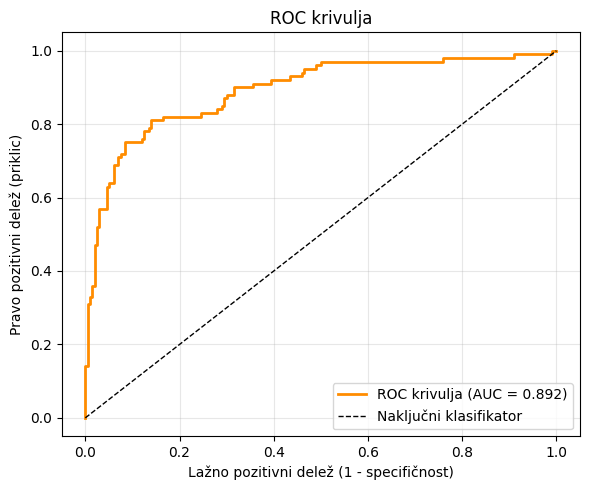
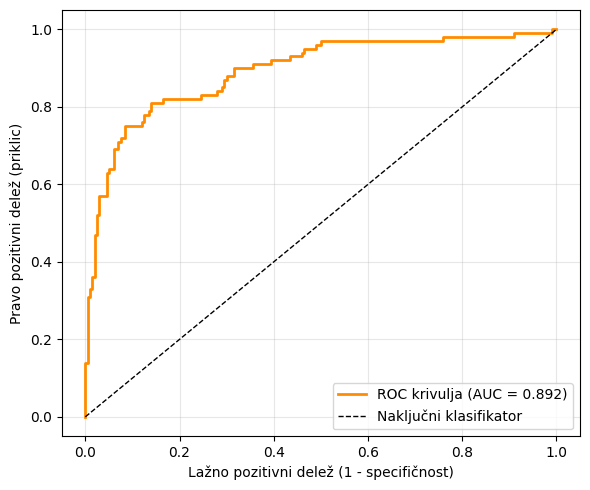
The notebook cell's code change between the first figure and the second:
--- before
+++ after
@@ -31,5 +31,4 @@
 plt.xlabel('Lažno pozitivni delež (1 - specifičnost)')
 plt.ylabel('Pravo pozitivni delež (priklic)')
-plt.title('ROC krivulja')
 plt.legend(loc='lower right')
 plt.grid(alpha=0.3)
@@ -47,5 +46,4 @@
 plt.xlabel('Priklic (Recall)')
 plt.ylabel('Preciznost (Precision)')
-plt.title('PR krivulja')
 plt.legend(loc='lower left')
 plt.grid(alpha=0.3)
@@ -78,5 +76,5 @@
 plt.xlabel('Prag', fontsize=12)
 plt.ylabel('Vrednost', fontsize=12)
-plt.title('Priklic v odvisnosti od praga', fontsize=14)
+
 plt.legend(loc='upper right')
 plt.grid(alpha=0.3)

Commit: Remove titles from graphs